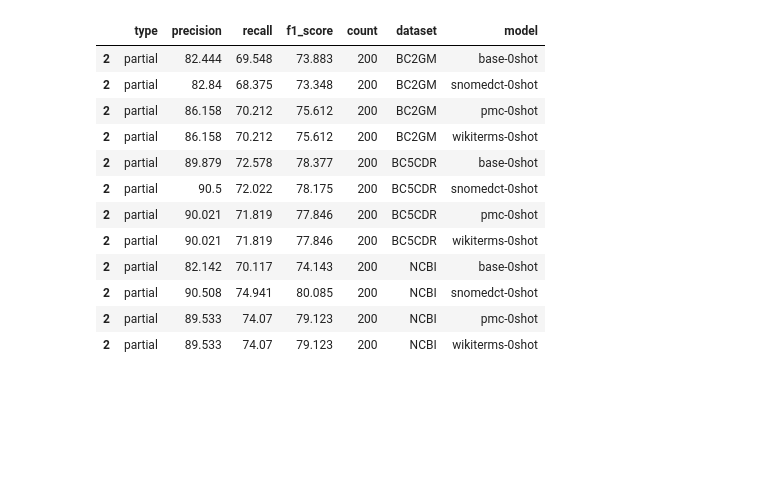
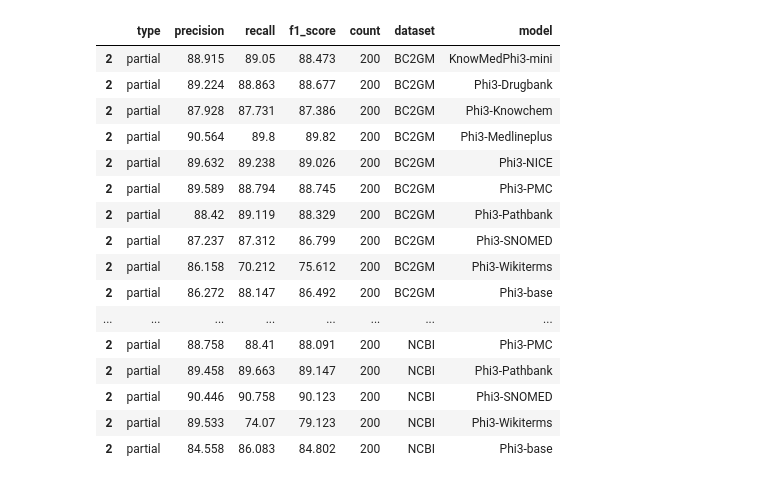
Before and after one commit to qnn122/KnowlabLLM-NER, a Jupyter notebook: notebooks/agg_results.ipynb, the cells around one changed output. Saved outputs shown, nothing was run; the diff lists cells and outputs as text; code cells hidden in the pictures; blank space fills up the shorter version.

```diff
--- a/notebooks/agg_results.ipynb
+++ b/notebooks/agg_results.ipynb
@@ -14,3 +1,42 @@ folders = {
+# %%
+import os
+import pandas as pd
+
+
+root = '../results'
+
+# folders = {
+#     'phi3-4k-base-0shot-samples-finetuned-api': 'base-0shot',
+#     'phi3-4k-snomedct-0shot-samples-finetuned-api': 'snomedct-0shot',
+#     'phi3-4k-pmc-0shot-samples-finetuned-api': 'pmc-0shot',
+#     'phi3-4k-wikiterms-0shot-samples-finetuned-api': 'wikiterms-0shot',
+# }
+
+folders = {
+    'phi3-4k-base-0shot-samples-finetuned': '_base-0shot',
+    'phi3-4k-snomedct-0shot-samples-finetuned': 'snomedct-0shot',
+    'phi3-4k-pmc-0shot-samples-finetuned': 'pmc-0shot',
+    'phi3-4k-wikiterms-0shot-samples-finetuned-api': 'wikiterms-0shot',
+    'phi3-4k-drugbank-0shot-samples-finetuned': 'drugbank-0shot',
+    'phi3-4k-knowchem-0shot-samples-finetuned': 'knowchem-0shot',
+    'phi3-4k-medlineplus-0shot-samples-finetuned': 'medlineplus-0shot',
+    'phi3-4k-nice-0shot-samples-finetuned': 'nice-0shot',
+    'phi3-4k-pathbank-0shot-samples-finetuned': 'pathbank-0shot',
+    'KnowMedPhi3-mini-0shot-samples-finetuned': 'KnowMedPhi3-mini-0shot',
+}
+
+folders = {
+    'phi3-4k-base-0shot-samples-finetuned': 'Phi3-base',
+    'phi3-4k-snomedct-0shot-samples-finetuned': 'Phi3-SNOMED',
+    'phi3-4k-pmc-0shot-samples-finetuned': 'Phi3-PMC',
+    'phi3-4k-wikiterms-0shot-samples-finetuned-api': 'Phi3-Wikiterms',
+    'phi3-4k-drugbank-0shot-samples-finetuned': 'Phi3-Drugbank',
+    'phi3-4k-knowchem-0shot-samples-finetuned': 'Phi3-Knowchem',
+    'phi3-4k-medlineplus-0shot-samples-finetuned': 'Phi3-Medlineplus',
+    'phi3-4k-nice-0shot-samples-finetuned': 'Phi3-NICE',
+    'phi3-4k-pathbank-0shot-samples-finetuned': 'Phi3-Pathbank',
+    'KnowMedPhi3-mini-0shot-samples-finetuned': 'KnowMedPhi3-mini',
+}
 # %%
 for k, v in folders.items():
     print(k)
@@ -168,17 +208,21 @@ df_out[df_out['type'] == 'strict'].sort_values(by='dataset')
 # %%
 #  partial
-df_out[df_out['type'] == 'partial'].sort_values(by='dataset')
+df_out[df_out['type'] == 'partial'].sort_values(by=['dataset', 'model'])
 # %% [output]
 |  | type | precision | recall | f1_score | count | dataset | model |
-| 2 | partial | 82.444 | 69.548 | 73.883 | 200 | BC2GM | base-0shot |
-| 2 | partial | 82.84 | 68.375 | 73.348 | 200 | BC2GM | snomedct-0shot |
-| 2 | partial | 86.158 | 70.212 | 75.612 | 200 | BC2GM | pmc-0shot |
-| 2 | partial | 86.158 | 70.212 | 75.612 | 200 | BC2GM | wikiterms-0shot |
-| 2 | partial | 89.879 | 72.578 | 78.377 | 200 | BC5CDR | base-0shot |
-| 2 | partial | 90.5 | 72.022 | 78.175 | 200 | BC5CDR | snomedct-0shot |
-| 2 | partial | 90.021 | 71.819 | 77.846 | 200 | BC5CDR | pmc-0shot |
-| 2 | partial | 90.021 | 71.819 | 77.846 | 200 | BC5CDR | wikiterms-0shot |
-| 2 | partial | 82.142 | 70.117 | 74.143 | 200 | NCBI | base-0shot |
-| 2 | partial | 90.508 | 74.941 | 80.085 | 200 | NCBI | snomedct-0shot |
-| 2 | partial | 89.533 | 74.07 | 79.123 | 200 | NCBI | pmc-0shot |
-| 2 | partial | 89.533 | 74.07 | 79.123 | 200 | NCBI | wikiterms-0shot |
+| 2 | partial | 88.915 | 89.05 | 88.473 | 200 | BC2GM | KnowMedPhi3-mini |
+| 2 | partial | 89.224 | 88.863 | 88.677 | 200 | BC2GM | Phi3-Drugbank |
+| 2 | partial | 87.928 | 87.731 | 87.386 | 200 | BC2GM | Phi3-Knowchem |
+| 2 | partial | 90.564 | 89.8 | 89.82 | 200 | BC2GM | Phi3-Medlineplus |
+| 2 | partial | 89.632 | 89.238 | 89.026 | 200 | BC2GM | Phi3-NICE |
+| 2 | partial | 89.589 | 88.794 | 88.745 | 200 | BC2GM | Phi3-PMC |
+| 2 | partial | 88.42 | 89.119 | 88.329 | 200 | BC2GM | Phi3-Pathbank |
+| 2 | partial | 87.237 | 87.312 | 86.799 | 200 | BC2GM | Phi3-SNOMED |
+| 2 | partial | 86.158 | 70.212 | 75.612 | 200 | BC2GM | Phi3-Wikiterms |
+| 2 | partial | 86.272 | 88.147 | 86.492 | 200 | BC2GM | Phi3-base |
+| ... | ... | ... | ... | ... | ... | ... | ... |
+| 2 | partial | 88.758 | 88.41 | 88.091 | 200 | NCBI | Phi3-PMC |
+| 2 | partial | 89.458 | 89.663 | 89.147 | 200 | NCBI | Phi3-Pathbank |
+| 2 | partial | 90.446 | 90.758 | 90.123 | 200 | NCBI | Phi3-SNOMED |
+| 2 | partial | 89.533 | 74.07 | 79.123 | 200 | NCBI | Phi3-Wikiterms |
+| 2 | partial | 84.558 | 86.083 | 84.802 | 200 | NCBI | Phi3-base |
```
Also changed, not shown: parts of 10 cells of this notebook, 10 other files.
